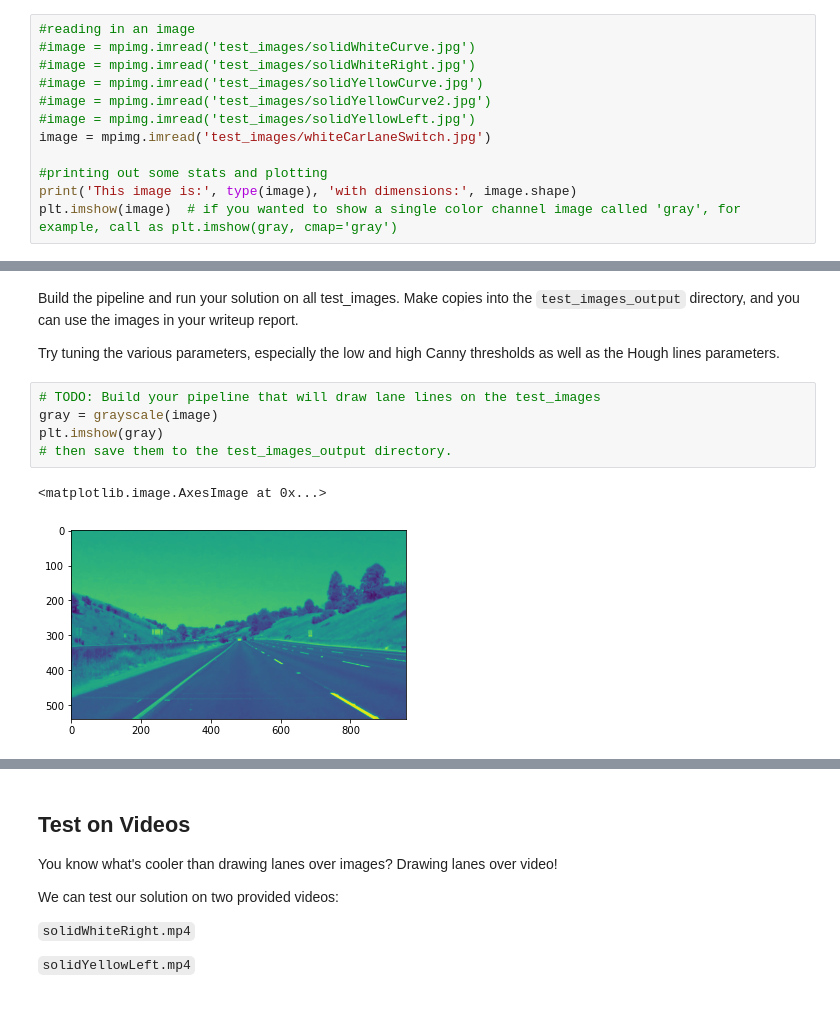
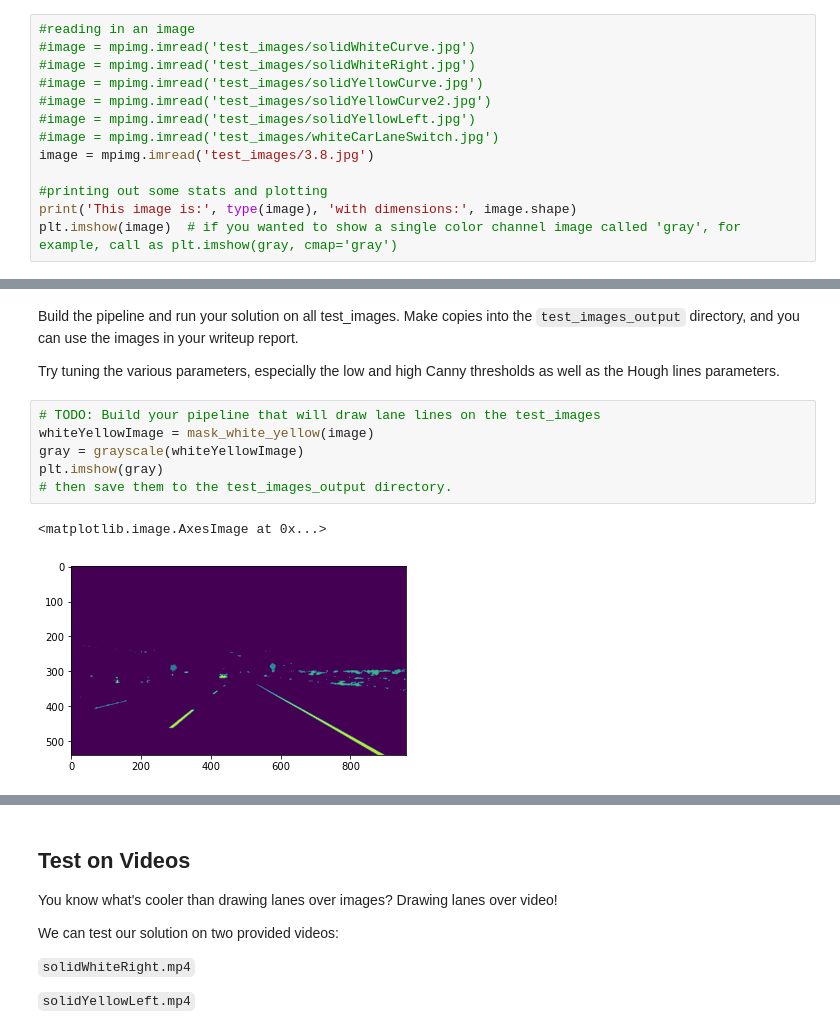
Before and after one commit to Zong-Yue/CarND-LaneLines-P1, a Jupyter notebook: P1.ipynb, the cells around one changed output, grey strips where cells are left out. Saved outputs shown, nothing was run; the diff lists cells and outputs as text.

```diff
--- a/P1.ipynb
+++ b/P1.ipynb
@@ -56,7 +56,8 @@ import cv2
 #image = mpimg.imread('test_images/solidYellowCurve.jpg')
 #image = mpimg.imread('test_images/solidYellowCurve2.jpg')
 #image = mpimg.imread('test_images/solidYellowLeft.jpg')
-image = mpimg.imread('test_images/whiteCarLaneSwitch.jpg')
+#image = mpimg.imread('test_images/whiteCarLaneSwitch.jpg')
+image = mpimg.imread('test_images/3.8.jpg')
 
 #printing out some stats and plotting
 print('This image is:', type(image), 'with dimensions:', image.shape)
@@ -247,12 +261,13 @@ Build the pipeline and run your solution on all test_images. Make copies into th
 Try tuning the various parameters, especially the low and high Canny thresholds as well as the Hough lines parameters.
 # %%
 # TODO: Build your pipeline that will draw lane lines on the test_images
-gray = grayscale(image)
+whiteYellowImage = mask_white_yellow(image)
+gray = grayscale(whiteYellowImage)
 plt.imshow(gray)
 # then save them to the test_images_output directory.
 # %% [output]
 <matplotlib.image.AxesImage at 0x...>
-[figure, old version]
+[figure, new version]
 # %%
 # TODO: Build your pipeline that will draw lane lines on the test_images
 blur = gaussian_blur(gray,5)
```
Also changed, not shown: parts of 12 cells of this notebook, 10 other files.
